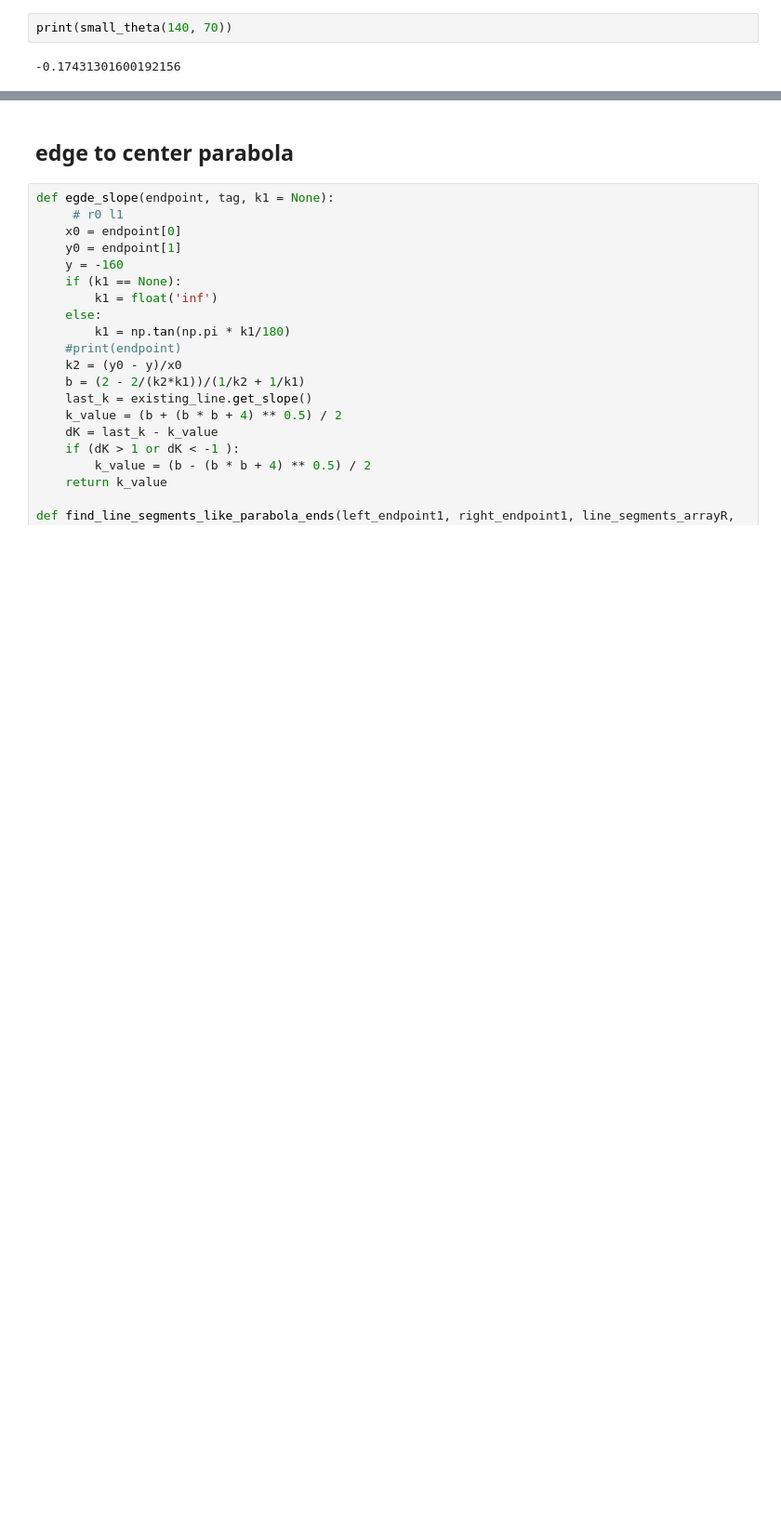
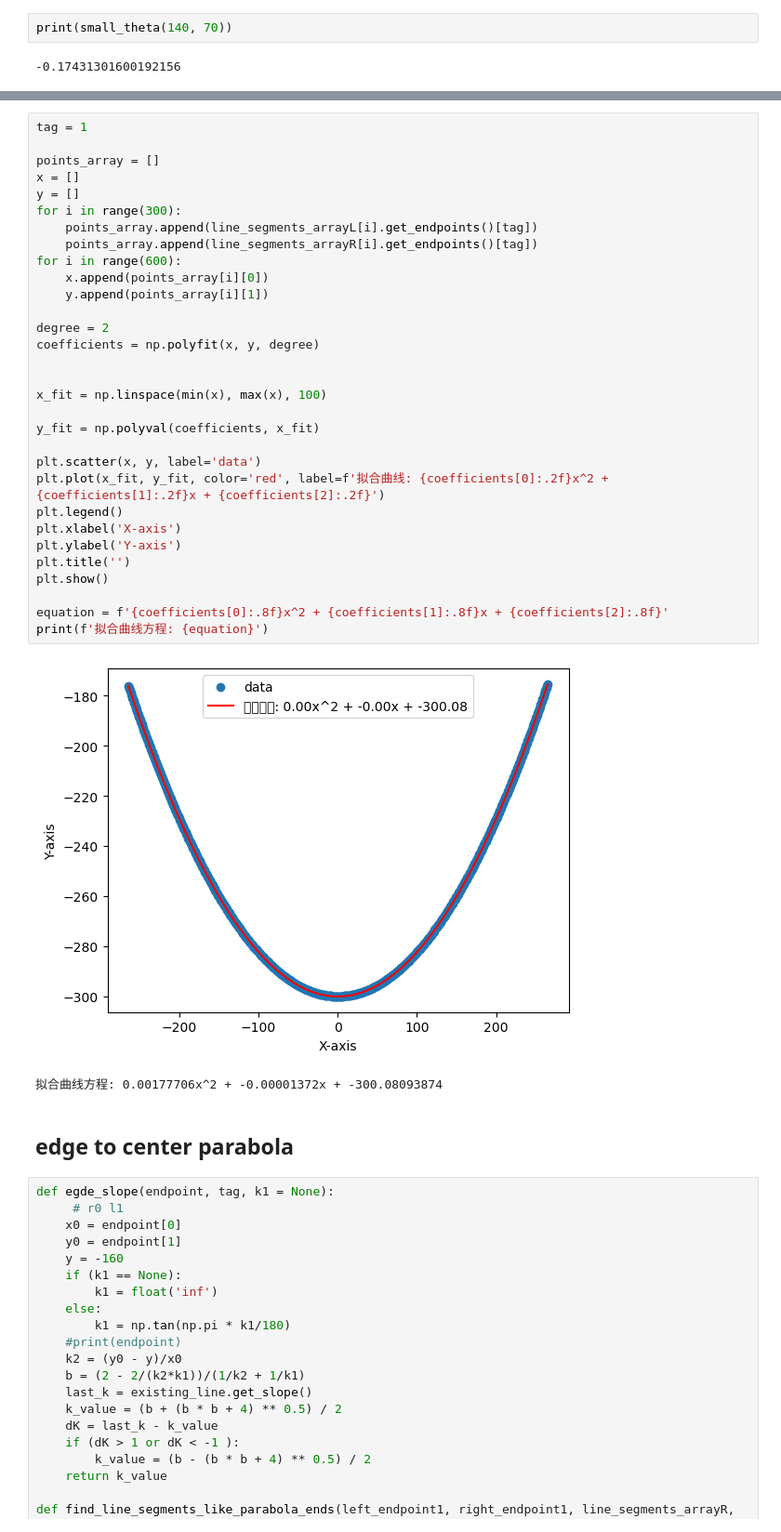
Before and after one commit to xiuxiua8/MCM_ProblemA, a Jupyter notebook: draw.ipynb, the cells around one changed output, grey strips where cells are left out. Shown at 93% size. Saved outputs shown, nothing was run; the diff lists cells and outputs as text; blank space fills up the shorter version.

Commit message:
data fitting

```diff
--- a/draw.ipynb
+++ b/draw.ipynb
@@ -427,3 +429,37 @@ plt.show()
+# %%
+tag = 1
+
+points_array = []
+x = []
+y = []
+for i in range(300):
+    points_array.append(line_segments_arrayL[i].get_endpoints()[tag])
+    points_array.append(line_segments_arrayR[i].get_endpoints()[tag])
+for i in range(600):
+    x.append(points_array[i][0])
+    y.append(points_array[i][1])
+
+degree = 2
+coefficients = np.polyfit(x, y, degree)
+
+
+x_fit = np.linspace(min(x), max(x), 100)
+
+y_fit = np.polyval(coefficients, x_fit)
+
+plt.scatter(x, y, label='data')
+plt.plot(x_fit, y_fit, color='red', label=f'拟合曲线: {coefficients[0]:.2f}x^2 + {coefficients[1]:.2f}x + {coefficients[2]:.2f}')
+plt.legend()
+plt.xlabel('X-axis')
+plt.ylabel('Y-axis')
+plt.title('')
+plt.show()
+
+equation = f'{coefficients[0]:.8f}x^2 + {coefficients[1]:.8f}x + {coefficients[2]:.8f}'
+print(f'拟合曲线方程: {equation}')
+# %% [output]
+[figure, added]
+拟合曲线方程: 0.00177706x^2 + -0.00001372x + -300.08093874
 # %% [markdown]
 ## edge to center parabola
 # %%
```
Also changed, not shown: parts of 5 cells of this notebook.
